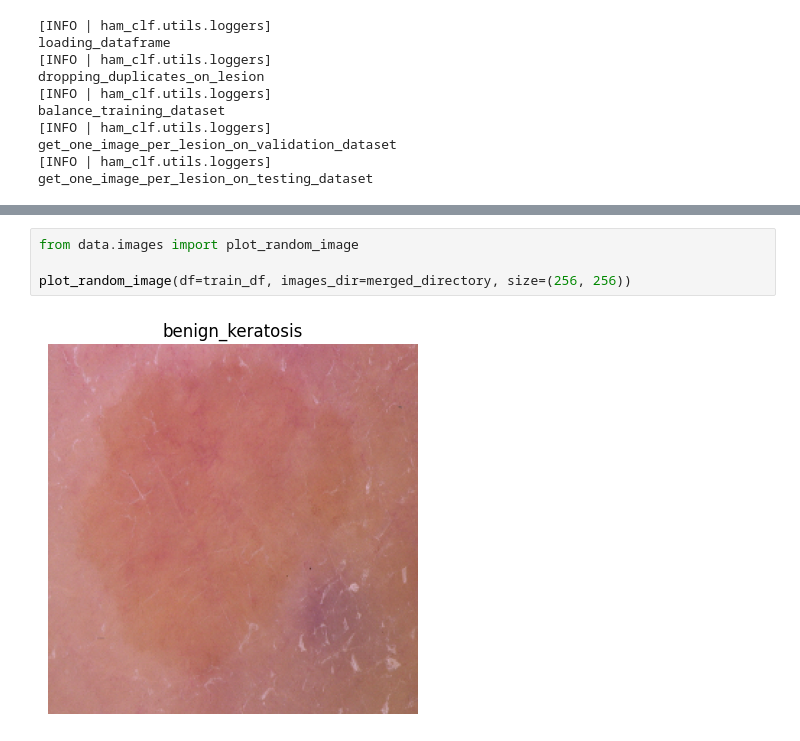
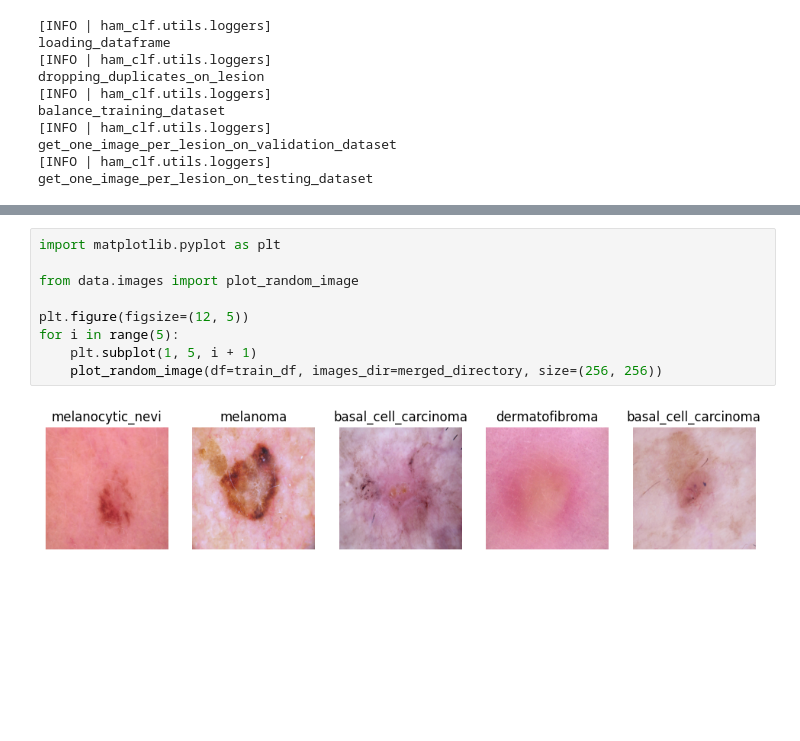
Before and after one commit to thanakara/ham-clf, a Jupyter notebook: src/notebooks/creating_dataset_and_generators.ipynb, the cells around one changed output, grey strips where cells are left out. Saved outputs shown, nothing was run; the diff lists cells and outputs as text; blank space fills up the shorter version.

Commit message:
adding_image_plots

```diff
--- a/src/notebooks/creating_dataset_and_generators.ipynb
+++ b/src/notebooks/creating_dataset_and_generators.ipynb
@@ -62,6 +58,11 @@ log.info(test_df.lesion_id.value_counts().max())
 # %%
+import matplotlib.pyplot as plt
+
 from data.images import plot_random_image
 
-plot_random_image(df=train_df, images_dir=merged_directory, size=(256, 256))
+plt.figure(figsize=(12, 5))
+for i in range(5):
+    plt.subplot(1, 5, i + 1)
+    plot_random_image(df=train_df, images_dir=merged_directory, size=(256, 256))
 # %% [output]
-[figure, old version]
+[figure, new version]
```
Also changed, not shown: parts of 3 cells of this notebook.
